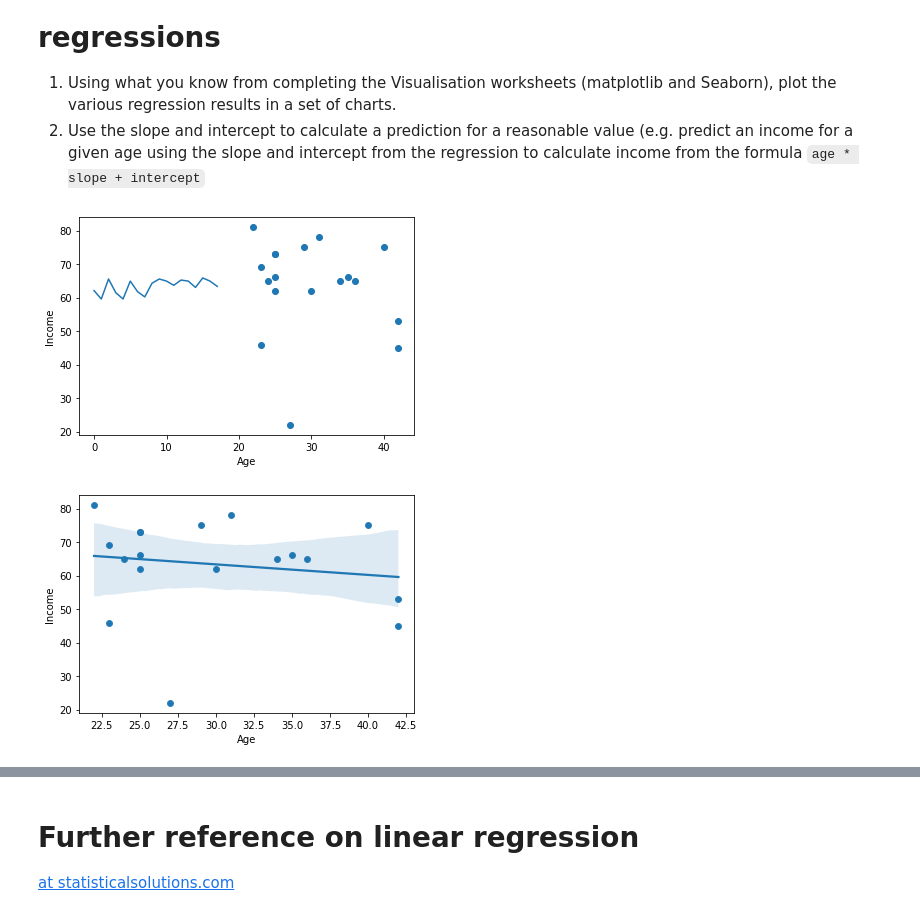
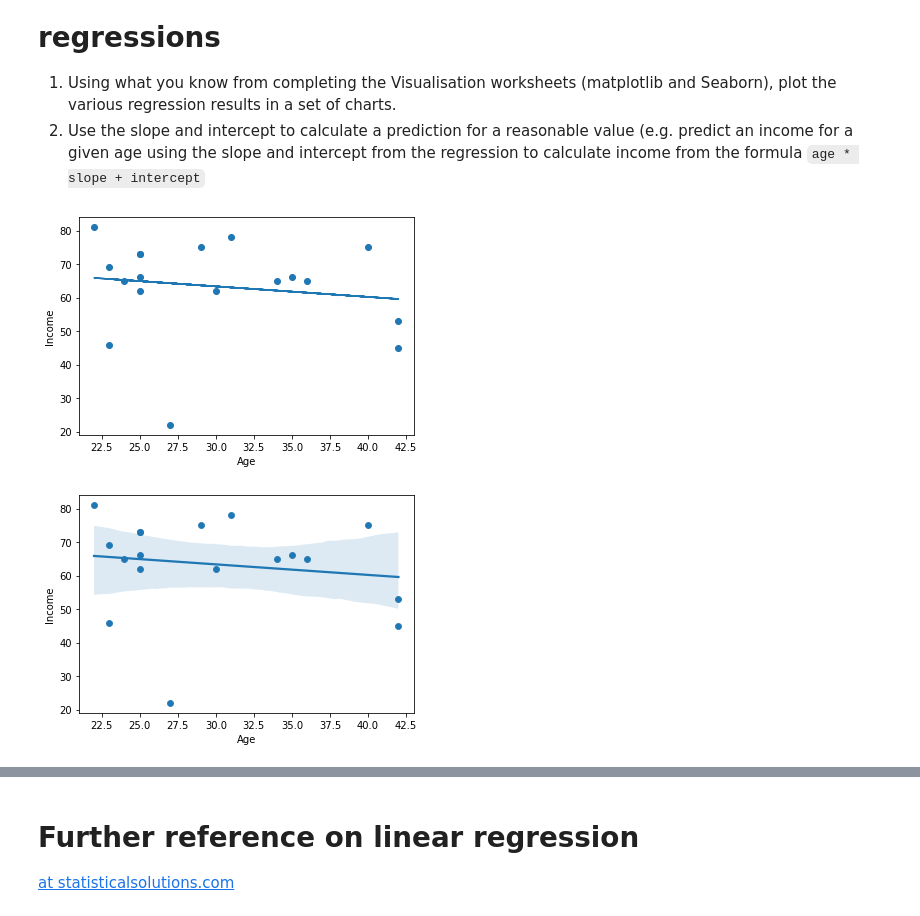
Before and after one commit to aiisuri/code-division, a Jupyter notebook: Worksheets/8_1_Correlation_with_linregress.ipynb, the cells around one changed output, grey strips where cells are left out. Drawn from its saved outputs; the diff is of its cells as text; code cells hidden in the pictures.

```diff
--- a/Worksheets/8_1_Correlation_with_linregress.ipynb
+++ b/Worksheets/8_1_Correlation_with_linregress.ipynb
@@ -154,29 +154,29 @@ LinregressResult(slope=-0.6279050248852254, intercept=37.713488379900454, rvalue
 # %%
 import matplotlib.pyplot as plt
 import seaborn as sns
 url = "https://github.com/futureCodersSE/working-with-data/blob/main/Data%20sets/Income-Data.xlsx?raw=true"
 df = pd.read_excel(url, sheet_name='county-level')
 df
 
 x = df['Age']
 y = df['Income']
 
 plt.scatter(x,y)
 plt.xlabel('Age')
 plt.ylabel('Income')
 
 regression = linregress(x,y)
 slope = regression.slope
 intercept = regression.intercept
-plt.plot(x * slope + intercept)
+plt.plot(x, x * slope + intercept)
 plt.show()
 
 chart=sns.scatterplot(x=x,y=y)
 chart.set_xlabel('Age')
 chart.set_ylabel('Income')
 chart=sns.regplot(x=x, y=y)
 # %% [output]
-[figure, old version]
+[figure, new version]
 [figure]
 # %%
 x = df['Population']
```
Also changed, not shown: parts of 1 cell of this notebook.
